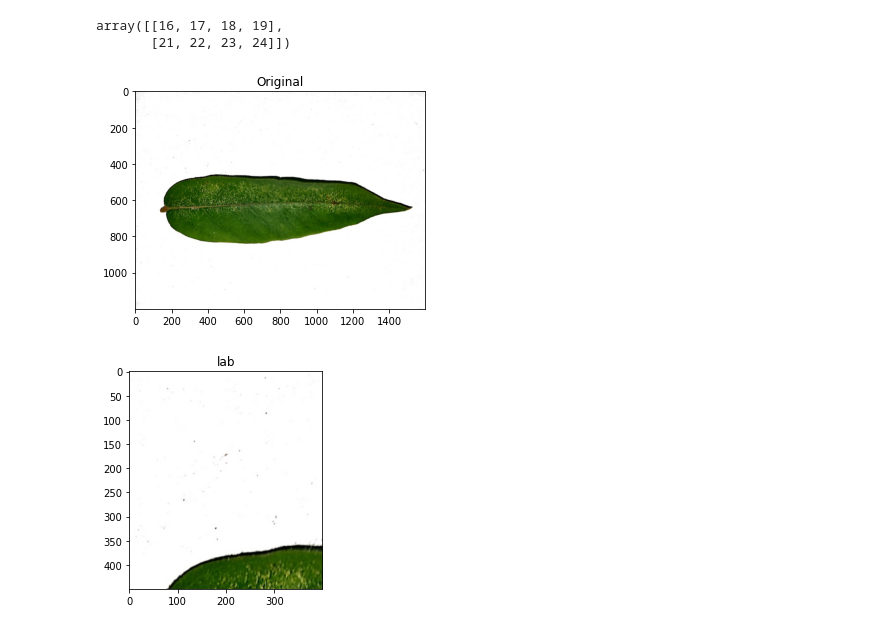
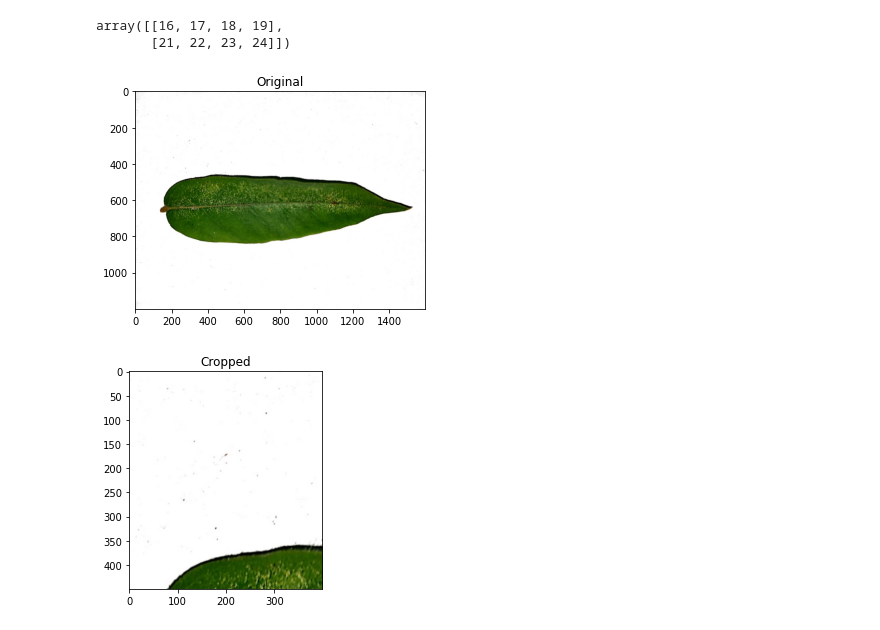
Before and after one commit to zidan-m41/KC, a Jupyter notebook: image_fundamental/cropping.ipynb, the cells around one changed output. Drawn from its saved outputs; the diff is of its cells as text; code cells hidden in the pictures.

```diff
--- a/image_fundamental/cropping.ipynb
+++ b/image_fundamental/cropping.ipynb
@@ -68,16 +68,16 @@ args = {
 # %%
 # load the input image and display it to our screen
 image = cv2.imread(args["image"])
 plt_imshow("Original", image)
 
 # cropping an image with OpenCV is accomplished via simple NumPy
 # array slices in startY:endY, startX:endX order -- here we are
 # cropping the monitor from the image (these coordinates were
 # determined using photo editing software such as Photoshop,
 # GIMP, Paint, etc.)
 # Dimension lab.jpeg = 720x1600
 lab = image[100:550, 100:500]
-plt_imshow("lab", lab)
+plt_imshow("Cropped", lab)
 # %% [output]
 [figure]
-[figure, old version]
+[figure, new version]
```
